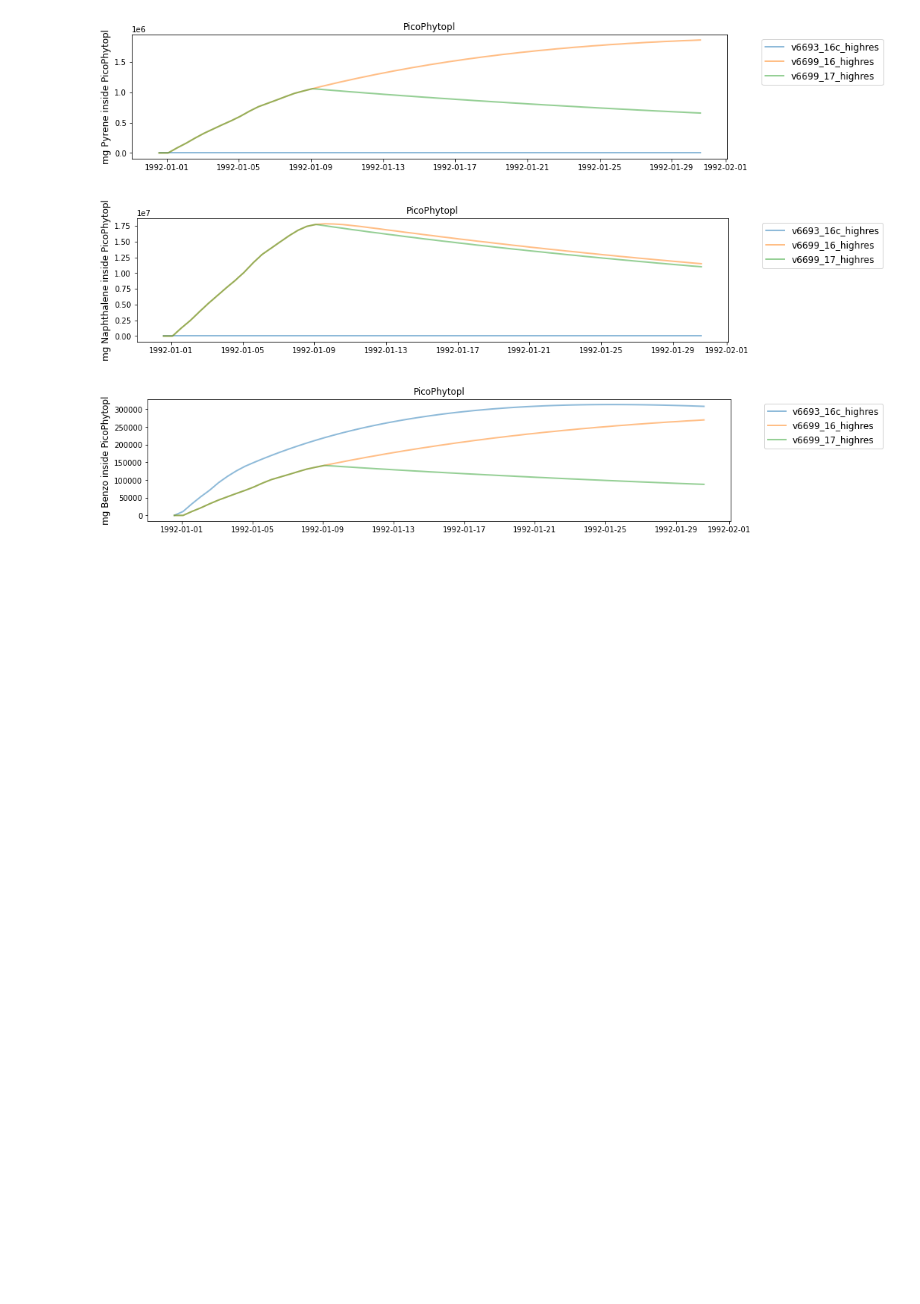
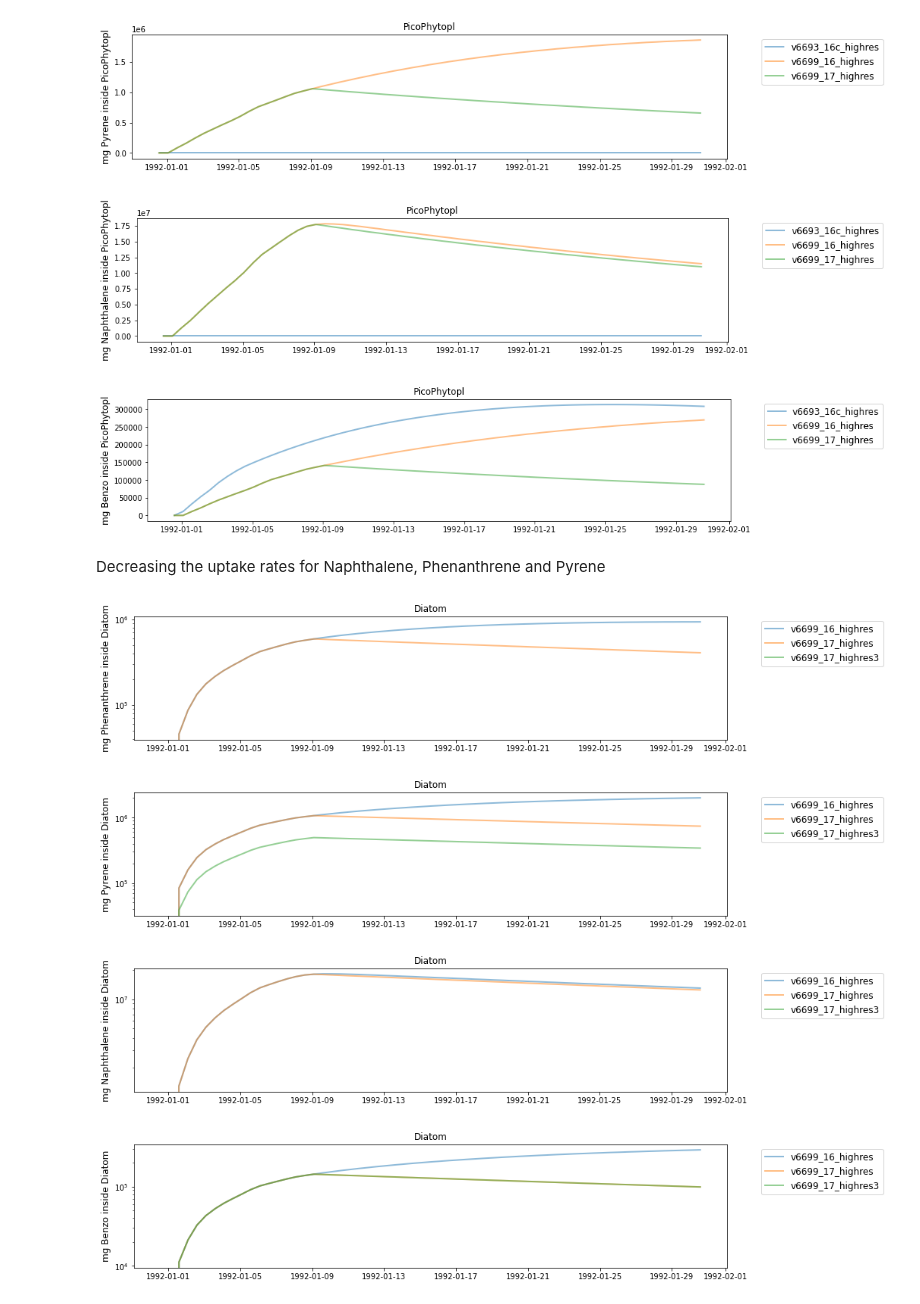
Before and after one commit to SS-Atlantis/analysis-raisha, a Jupyter notebook: notebooks/SSAM-contam-highres.ipynb, the cells around one changed output. Saved outputs shown, nothing was run; the diff lists cells and outputs as text; code cells hidden in the pictures; blank space fills up the shorter version.

Commit message:
highres test 3 - reduce uptake rate for Pyrene

```diff
--- a/notebooks/SSAM-contam-highres.ipynb
+++ b/notebooks/SSAM-contam-highres.ipynb
@@ -49,9 +32,9 @@ import glob
 from IPython.display import Image as img
 from mpl_toolkits.axes_grid1 import make_axes_locatable
 # %%
-control_name = 'v6693_16c_highres'
-test_name = 'v6699_16_highres'
-test2_name = 'v6699_17_highres'
+control_name = 'v6699_16_highres'
+test_name = 'v6699_17_highres'
+test2_name = 'v6699_17_highres3'
 labels = [control_name,test_name,test2_name]
 label = [test_name]
 # %%
@@ -146,6 +129,21 @@ def individual_tissue_mass(species, pah, scens, names=labels, time=time):
     plt.ylabel('mg '+str(pah)+' inside '+str(species), fontsize=12)
     ax.set_title(species)
     ax.legend(names, bbox_to_anchor=(1.05, 1), loc='upper left', fontsize=12);
+# %%
+def individual_tissue_mass_log(species, pah, scens, names=labels, time=time):
+
+    fig, ax = plt.subplots(figsize = (14,3))
+    for scenario in scens:
+        oil_tbl = np.ma.filled(scenario.variables[species + '_' + pah][:,:,0:6], np.nan) # mgPAH / m3
+        volume_tbl = np.ma.filled(scenario.variables['volume'][:,:,0:6], np.nan) #m3
+        oil_mass_tbl = oil_tbl * volume_tbl
+        oil_mass_tb = oil_mass_tbl.sum(axis=2)
+        oil_mass_t = oil_mass_tb.sum(axis=1)
+        ax.semilogy(time, oil_mass_t[0:time.size],linewidth = 2, alpha=0.5)
+
+    plt.ylabel('mg '+str(pah)+' inside '+str(species), fontsize=12)
+    ax.set_title(species)
+    ax.legend(names, bbox_to_anchor=(1.05, 1), loc='upper left', fontsize=12);
 # %%
 def tissue_mass_log(group, pah, scens, names=labels, time=time):
 
@@ -415,3 +413,13 @@ for pah in groups.pahs:
 [figure]
 [figure]
 [figure]
+# %% [markdown]
+Decreasing the uptake rates for Naphthalene, Phenanthrene and Pyrene
+# %%
+for pah in groups.pahs:
+    individual_tissue_mass_log('Diatom', pah, scenarios)
+# %% [output]
+[figure, added]
+[figure, added]
+[figure, added]
+[figure, added]
```
Also changed, not shown: parts of 7 cells of this notebook.
